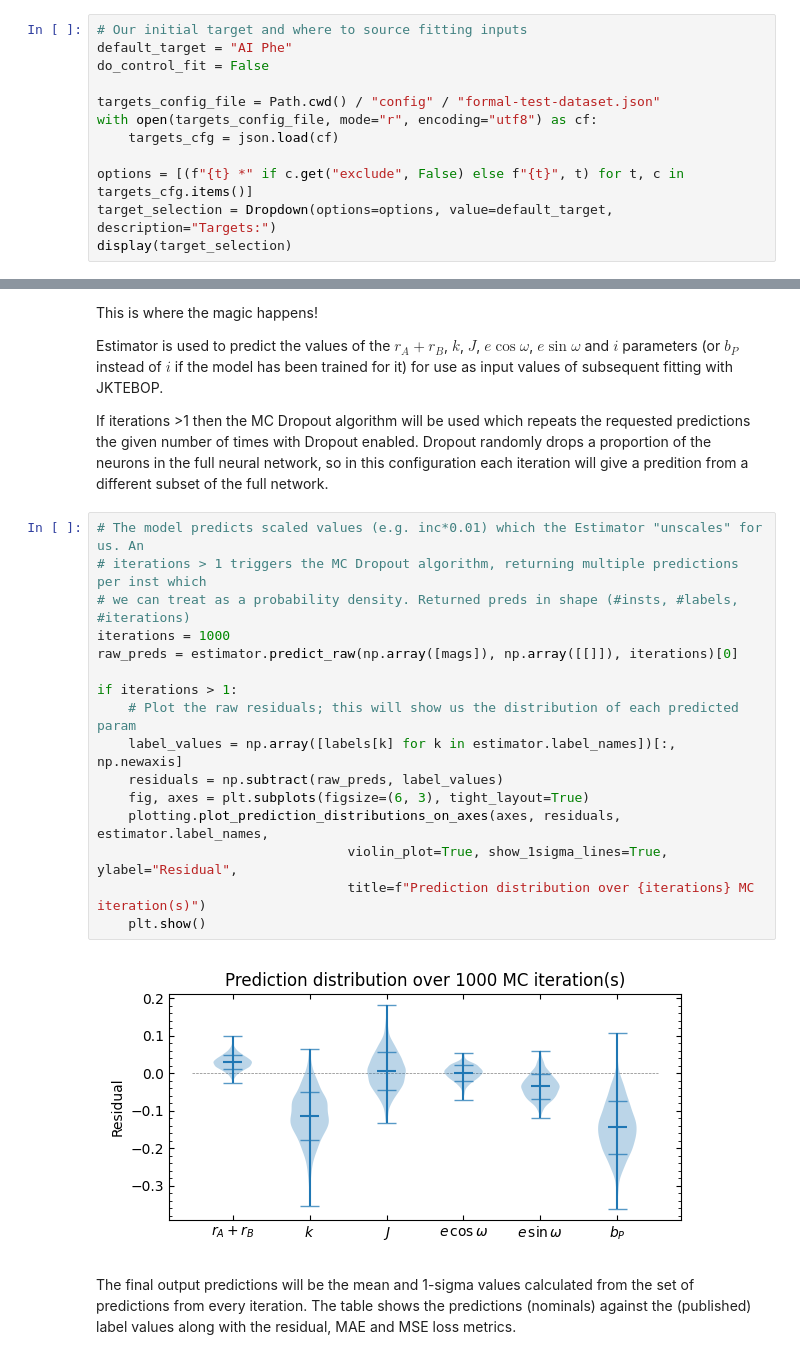
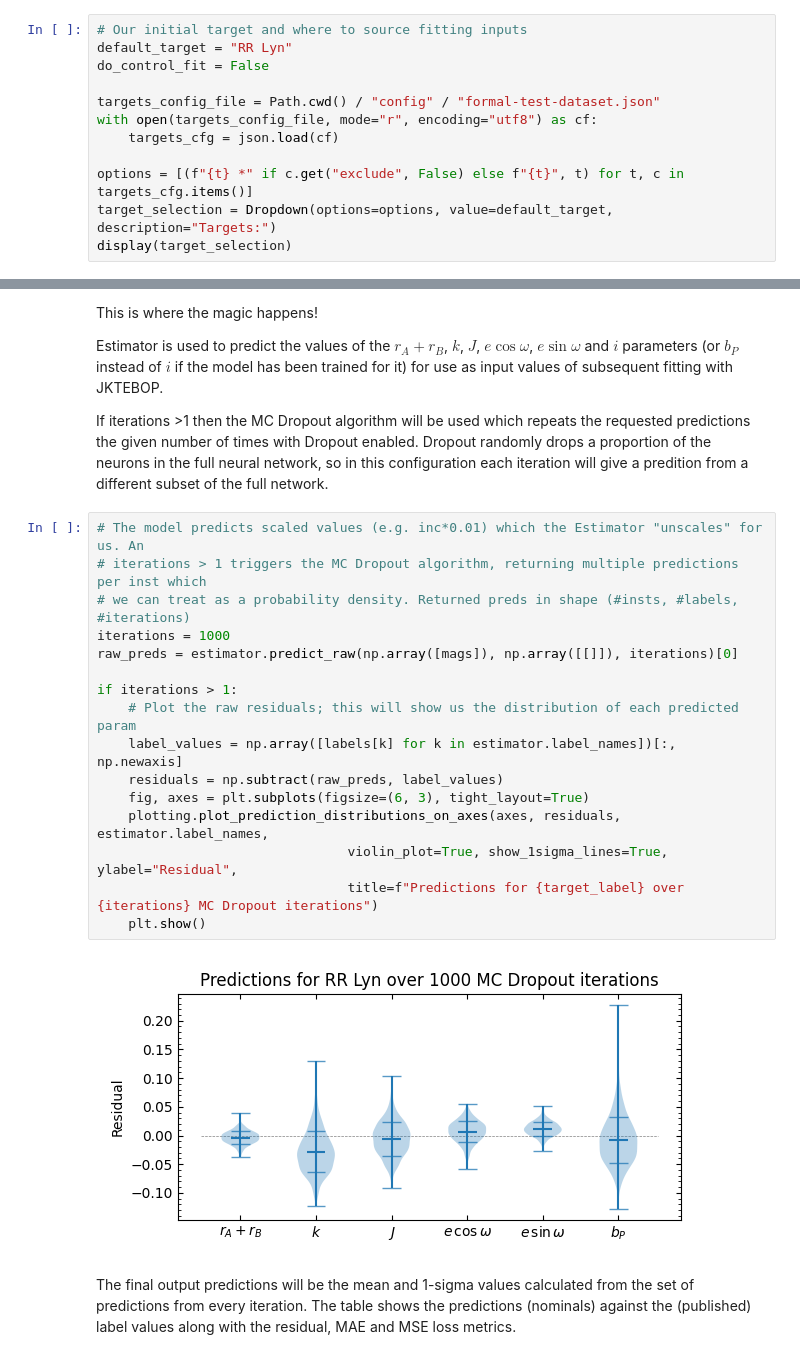
Before and after one commit to SteveOv/ebop_maven, a Jupyter notebook: model_interactive_tester.ipynb, the cells around one changed output, grey strips where cells are left out. Drawn from its saved outputs; the diff is of its cells as text.

Commit message:
moved default to the "more interesting" target RR Lyn

```diff
--- a/model_interactive_tester.ipynb
+++ b/model_interactive_tester.ipynb
@@ -46,7 +46,7 @@ Each output dict will publish: rA_plus_rB, k, J, ecosw, esinw, bP (and correspon
 These targets are taken from the **formal-test-dataset**. These are accompanied with published parameters which we can use to test our results. Targets marked with an asterisk have been excluded from formal testing.
 # %%
 # Our initial target and where to source fitting inputs
-default_target = "AI Phe"
+default_target = "RR Lyn"
 do_control_fit = False
 
 targets_config_file = Path.cwd() / "config" / "formal-test-dataset.json"
@@ -151,21 +151,21 @@ of the full network.
 # %%
 # The model predicts scaled values (e.g. inc*0.01) which the Estimator "unscales" for us. An
 # iterations > 1 triggers the MC Dropout algorithm, returning multiple predictions per inst which
 # we can treat as a probability density. Returned preds in shape (#insts, #labels, #iterations)
 iterations = 1000
 raw_preds = estimator.predict_raw(np.array([mags]), np.array([[]]), iterations)[0]
 
 if iterations > 1:
     # Plot the raw residuals; this will show us the distribution of each predicted param
     label_values = np.array([labels[k] for k in estimator.label_names])[:, np.newaxis]
     residuals = np.subtract(raw_preds, label_values)
     fig, axes = plt.subplots(figsize=(6, 3), tight_layout=True)
     plotting.plot_prediction_distributions_on_axes(axes, residuals, estimator.label_names,
                                 violin_plot=True, show_1sigma_lines=True, ylabel="Residual",
-                                title=f"Prediction distribution over {iterations} MC iteration(s)")
+                                title=f"Predictions for {target_label} over {iterations} MC Dropout iterations")
     plt.show()
 # %% [output]
-[figure, old version]
+[figure, new version]
 # %% [markdown]
 The final output predictions will be the mean and 1-sigma values calculated
 from the set of predictions from every iteration. The table shows the
```
Also changed, not shown: parts of 8 cells of this notebook.
